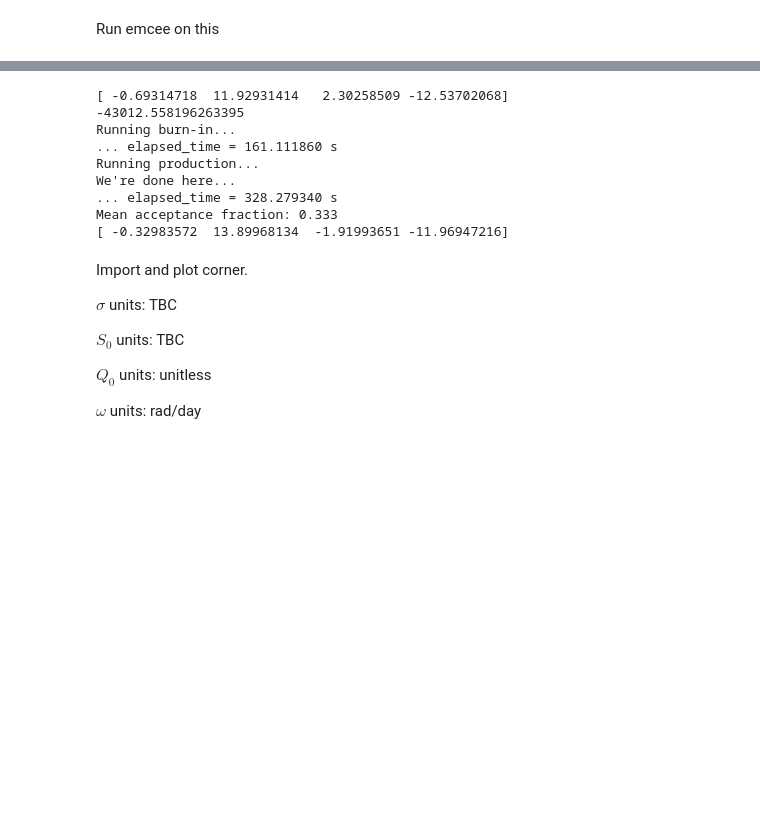
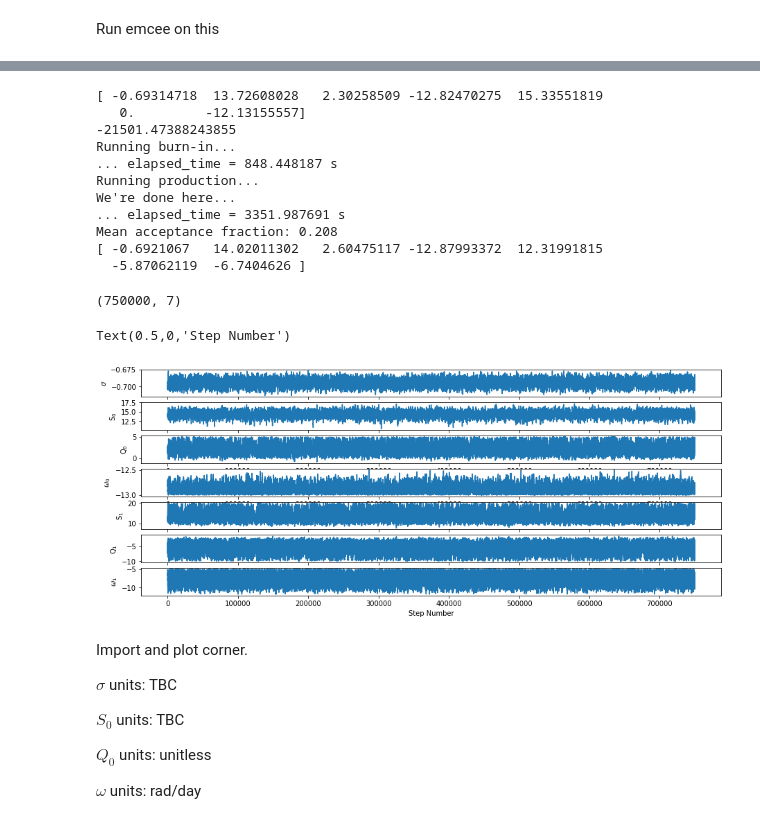
Before and after one commit to exr007/GP_test, a Jupyter notebook: GP_test_40s.ipynb, the cells around one changed output, grey strips where cells are left out. Drawn from its saved outputs; the diff is of its cells as text; code cells hidden in the pictures; blank space fills up the shorter version.

```diff
--- a/GP_test_40s.ipynb
+++ b/GP_test_40s.ipynb
@@ -263,27 +261,27 @@ kernel = terms.JitterTerm(log_sigma=np.log(0.5), bounds=bounds)
 
 # A periodic component for fundamental harmonic peak
 #bounds = dict(log_S0=(-10, 30), log_Q=(-20, 20), log_omega0=(-20, 15))
-bounds = dict(log_S0=(-1, 15), log_Q=(-4, 4), log_omega0=(-13.5, -11.5))
+bounds = dict(log_S0=(-10, 20), log_Q=(-10, 5), log_omega0=(-13.0, -12.5))
 Q = 10
 #w0 = (1.0 / 27.0 / 2.0 / np.pi)
-w0 = 2.0 * np.pi * (1.0 / (27.0*3600*18))
+w0 = 2.0 * np.pi * (1.0 / (27.0*3600*24))
 #S0 = np.var(df.SMMF.values) / (w0 * Q) / 10
-S0 = np.var(df_SMMF['SMMF']) / (w0 * Q) / 10
+S0 = np.var(df_SMMF['SMMF']) / (w0 * Q) / 1.0
 print(np.log(S0), np.log(Q), np.log(w0))
 kernel += terms.SHOTerm(log_S0=np.log(S0), log_Q=np.log(Q), log_omega0=np.log(w0),
                         bounds=bounds)
 
-"""
+
 # A 2nd periodic component for 2nd harmonic
 #bounds = dict(log_S0=(-10, 30), log_Q=(-20, 20), log_omega0=(-20, 15))
-bounds = dict(log_S0=(-15, 15), log_Q=(-5, 5), log_omega0=(-1, -0.5))
-Q = 10
+bounds = dict(log_S0=(-10, 20), log_Q=(-10, 5), log_omega0=(-12.5, -5))
+Q = 1
 #w0 = (1.0 / 27.0 / 2.0 / np.pi)
-w0 = 2 * 2.0 * np.pi * (1.0 / 27.0)
-S0 = np.var(df.SMMF.values) / (w0 * Q)
+w0 = 2.0 * np.pi * (1.0 / (13.5*3600*24))
+S0 = np.var(df_SMMF['SMMF']) / (w0 * Q) / 1.0
 kernel += terms.SHOTerm(log_S0=np.log(S0), log_Q=np.log(Q), log_omega0=np.log(w0),
                         bounds=bounds)
-
+"""
 # A 2nd periodic component for 3rd harmonic
 #bounds = dict(log_S0=(-10, 30), log_Q=(-20, 20), log_omega0=(-20, 15))
 bounds = dict(log_S0=(-15, 15), log_Q=(-5, 5), log_omega0=(-0.5, -0.2))
@@ -357,13 +356,13 @@ import time
 start_time = time.time()
 
 print("Running burn-in...")
-p0 = initial + 1e-3 * np.random.randn(nwalkers, ndim)
-p0, lp, _ = sampler.run_mcmc(p0, 1000)
+p0 = initial + 1e-4 * np.random.randn(nwalkers, ndim)
+p0, lp, _ = sampler.run_mcmc(p0, 5000)
 print("... elapsed_time = %.6f s"%(time.time() - start_time))
 
 print("Running production...")
 sampler.reset()
-sampler.run_mcmc(p0, 1000);
+sampler.run_mcmc(p0, 15000);
 
 print("We're done here...")
 print("... elapsed_time = %.6f s"%(time.time() - start_time))
@@ -373,27 +372,33 @@ print("Mean acceptance fraction: {0:.3f}"
 
 print(gp.get_parameter_vector())
 # %% [output]
-[ -0.69314718  11.92931414   2.30258509 -12.53702068]
--43012.558196263395
+[ -0.69314718  13.72608028   2.30258509 -12.82470275  15.33551819
+   0.         -12.13155557]
+-21501.47388243855
 Running burn-in...
-... elapsed_time = 161.111860 s
+... elapsed_time = 848.448187 s
 Running production...
 We're done here...
-... elapsed_time = 328.279340 s
-Mean acceptance fraction: 0.333
-[ -0.32983572  13.89968134  -1.91993651 -11.96947216]
+... elapsed_time = 3351.987691 s
+Mean acceptance fraction: 0.208
+[ -0.6921067   14.02011302   2.60475117 -12.87993372  12.31991815
+  -5.87062119  -6.7404626 ]
 # %%
 nparams = len(initial)
 sam = sampler.flatchain
 exp_sam = np.exp(sam)
 print(np.shape(sam))
 labels = ["$\\sigma$", "S$_0$", "Q$_0$", "$\\omega_0$", "S$_1$", "Q$_1$", "$\\omega_1$", "S$_2$", "Q$_2$", "$\\omega_2$", "S$_3$", "Q$_3$", "$\\omega_3$"]
-fig, ax = plt.subplots(nparams)
+fig, ax = plt.subplots(nparams, figsize=(15,6))
 for i in range(nparams):
     ax[i].plot(sam[:, i])
     ax[i].set_ylabel(labels[i])
 
 ax[-1].set_xlabel('Step Number')
+# %% [output]
+(750000, 7)
+Text(0.5,0,'Step Number')
+[figure, added]
 # %% [markdown]
 Import and plot corner.
 
```
Also changed, not shown: parts of 10 cells of this notebook, 1 other file.
